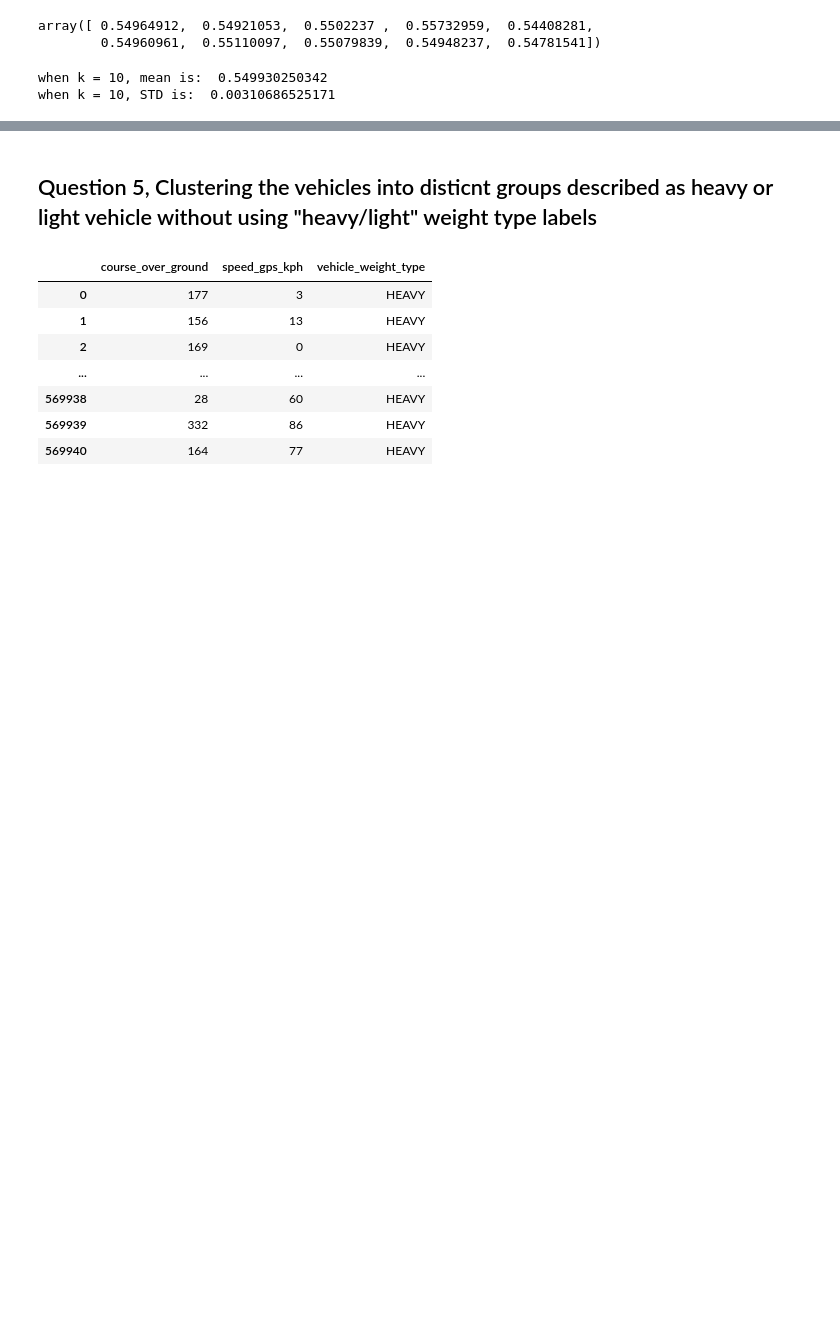
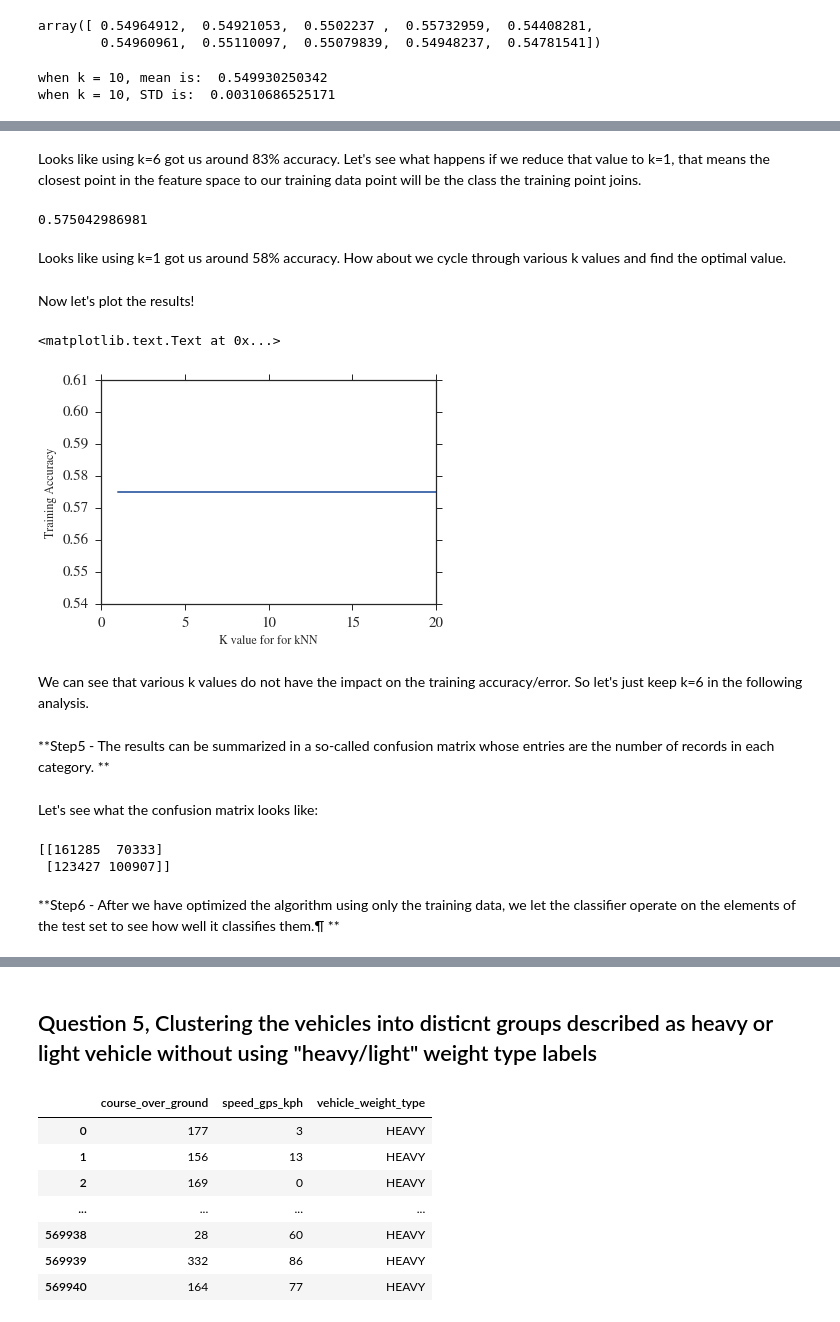
Before and after one commit to EROADdataAnalysis/EROAD, a Jupyter notebook: Project 3 Final Notebook by Adrian and Zack .ipynb, the cells around one changed output, grey strips where cells are left out. Saved outputs shown, nothing was run; the diff lists cells and outputs as text; code cells hidden in the pictures; blank space fills up the shorter version.

```diff
--- a/Project 3 Final Notebook by Adrian and Zack .ipynb
+++ b/Project 3 Final Notebook by Adrian and Zack .ipynb
@@ -1430,0 +1466,3 @@ when k = 10, STD is:  0.00310686525171
+# %%
+classifier = knn.fit(X_train, y_train)
+classifier
@@ -1430,0 +1477,3 @@ when k = 10, STD is:  0.00310686525171
+# %%
+y_pred_train = classifier.predict(X_train)
+y_pred_train
@@ -1430,0 +1502,53 @@ when k = 10, STD is:  0.00310686525171
+# %% [markdown]
+Looks like using k=6 got us around 83% accuracy. Let's see what happens if we reduce that value to k=1, that means the closest point in the feature space to our training data point will be the class the training point joins.
+# %%
+# Import the kNeighbors Classifiers
+knn = KNeighborsClassifier(n_neighbors = 1)
+
+# Fit the data
+knn.fit(X_train,y_train)
+
+# Run a prediction
+Y_pred = knn.predict(X_train)
+
+# Check Accuracy against the Training Set
+print metrics.accuracy_score(y_train,y_pred_train)
+# %% [output]
+0.575042986981
+# %% [markdown]
+Looks like using k=1 got us around 58% accuracy. How about we cycle through various k values and find the optimal value.
+# %%
+# Test k values 1 through 20
+k_range = range(1, 21)
+
+# Set an empty list
+accuracy = []
+
+# Repeat above process for all k values and append the result
+for k in k_range:
+    knn = KNeighborsClassifier(n_neighbors=k)
+    knn.fit(X_train, y_train)
+    Y_pred = knn.predict(X_train)
+    accuracy.append(metrics.accuracy_score(y_train,y_pred_train))
+# %% [markdown]
+Now let's plot the results!
+# %%
+plt.plot(k_range, accuracy)
+plt.xlabel('K value for for kNN')
+plt.ylabel('Training Accuracy')
+# %% [output]
+<matplotlib.text.Text at 0x...>
+[figure, added]
+# %% [markdown]
+We can see that various k values do not have the impact on the training accuracy/error. So let's just keep k=6 in the following analysis.
+# %% [markdown]
+**Step5 - The results can be summarized in a so-called confusion matrix whose entries are the number of records in each category. **
+# %% [markdown]
+Let's see what the confusion matrix looks like:
+# %%
+print metrics.confusion_matrix(y_train, y_pred_train)
+# %% [output]
+[[161285  70333]
+ [123427 100907]]
+# %% [markdown]
+**Step6 - After we have optimized the algorithm using only the training data, we let the classifier operate on the elements of the test set to see how well it classifies them.¶ **
```
Also changed, not shown: parts of 40 cells of this notebook.
